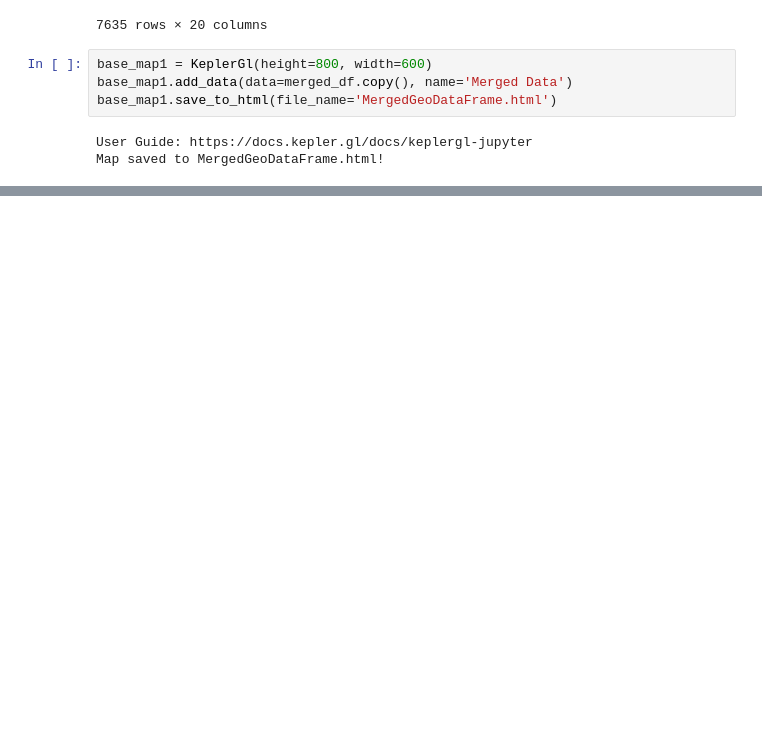
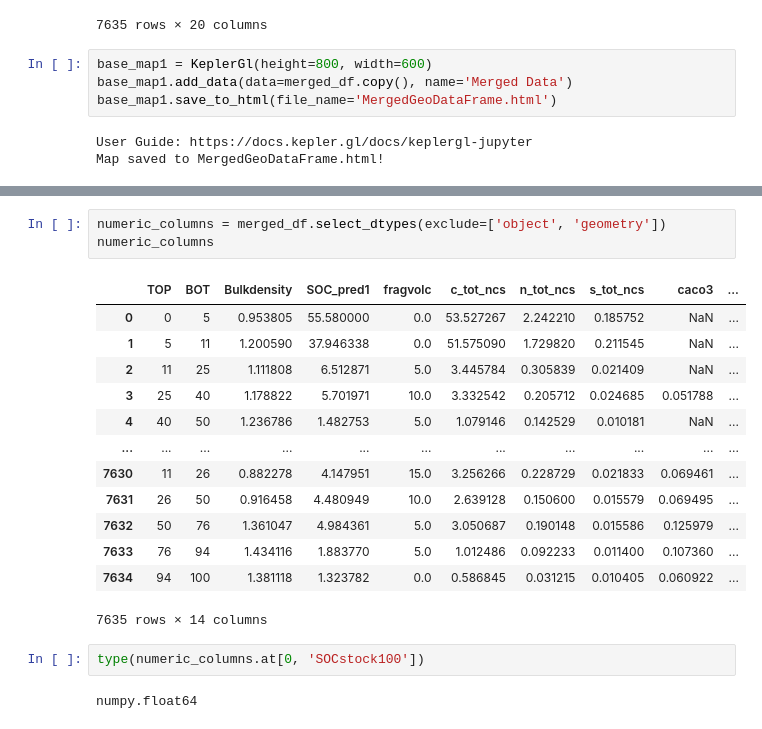
Before and after one commit to eisenerz108/aman-gis-cquest-challenge, a Jupyter notebook: 4_Merging_Data.ipynb, the cells around one changed output, grey strips where cells are left out. Cells and saved outputs as stored; diff of their text form; blank space fills up the shorter version.

```diff
--- a/4_Merging_Data.ipynb
+++ b/4_Merging_Data.ipynb
@@ -84,0 +134,21 @@ Map saved to MergedGeoDataFrame.html!
+# %%
+numeric_columns = merged_df.select_dtypes(exclude=['object', 'geometry'])
+numeric_columns
+# %% [output]
+|  | TOP | BOT | Bulkdensity | SOC_pred1 | fragvolc | c_tot_ncs | n_tot_ncs | s_tot_ncs | caco3 | ... |
+| 0 | 0 | 5 | 0.953805 | 55.580000 | 0.0 | 53.527267 | 2.242210 | 0.185752 | NaN | ... |
+| 1 | 5 | 11 | 1.200590 | 37.946338 | 0.0 | 51.575090 | 1.729820 | 0.211545 | NaN | ... |
+| 2 | 11 | 25 | 1.111808 | 6.512871 | 5.0 | 3.445784 | 0.305839 | 0.021409 | NaN | ... |
+| 3 | 25 | 40 | 1.178822 | 5.701971 | 10.0 | 3.332542 | 0.205712 | 0.024685 | 0.051788 | ... |
+| 4 | 40 | 50 | 1.236786 | 1.482753 | 5.0 | 1.079146 | 0.142529 | 0.010181 | NaN | ... |
+| ... | ... | ... | ... | ... | ... | ... | ... | ... | ... | ... |
+| 7630 | 11 | 26 | 0.882278 | 4.147951 | 15.0 | 3.256266 | 0.228729 | 0.021833 | 0.069461 | ... |
+| 7631 | 26 | 50 | 0.916458 | 4.480949 | 10.0 | 2.639128 | 0.150600 | 0.015579 | 0.069495 | ... |
+| 7632 | 50 | 76 | 1.361047 | 4.984361 | 5.0 | 3.050687 | 0.190148 | 0.015586 | 0.125979 | ... |
+| 7633 | 76 | 94 | 1.434116 | 1.883770 | 5.0 | 1.012486 | 0.092233 | 0.011400 | 0.107360 | ... |
+| 7634 | 94 | 100 | 1.381118 | 1.323782 | 0.0 | 0.586845 | 0.031215 | 0.010405 | 0.060922 | ... |
+7635 rows × 14 columns
+# %%
+type(numeric_columns.at[0, 'SOCstock100'])
+# %% [output]
+numpy.float64
```
Also changed, not shown: parts of 12 cells of this notebook, 1 other file.
